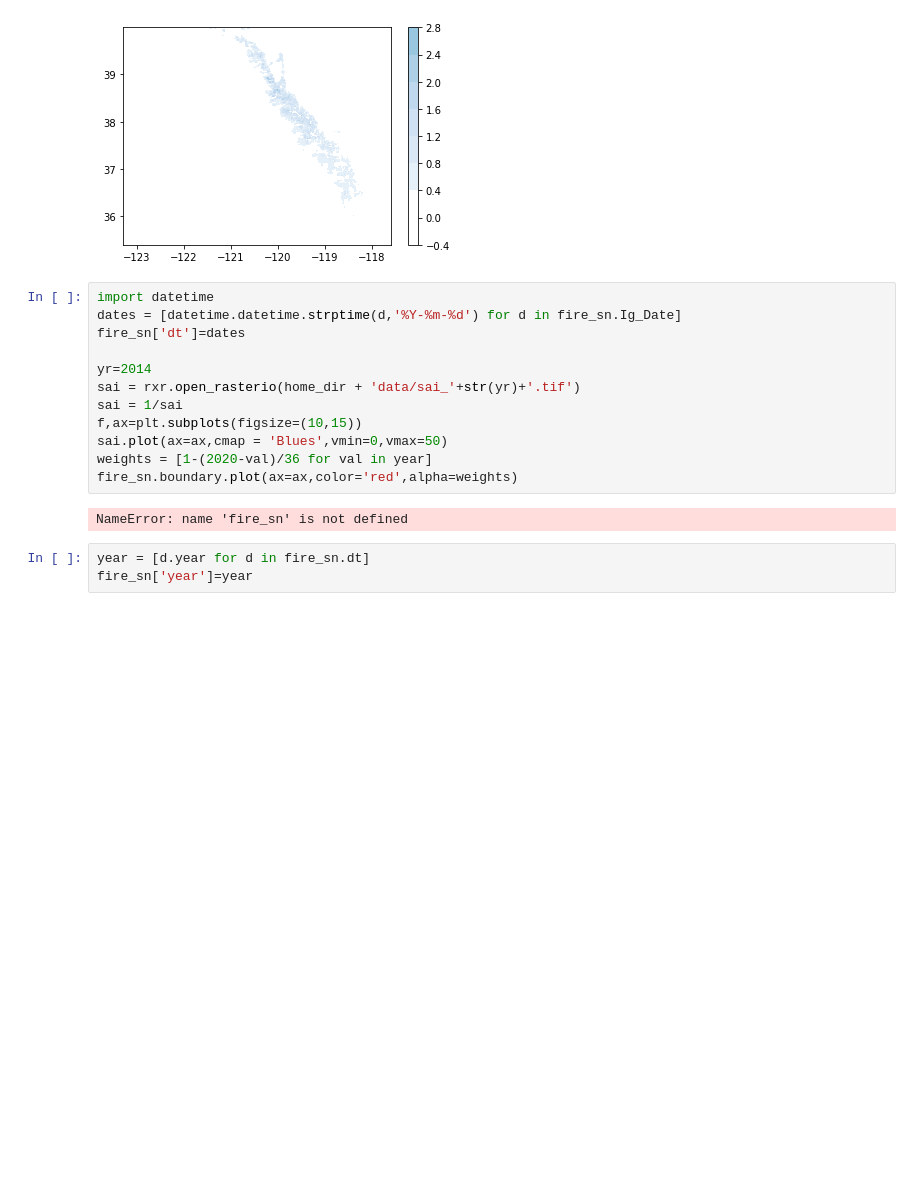
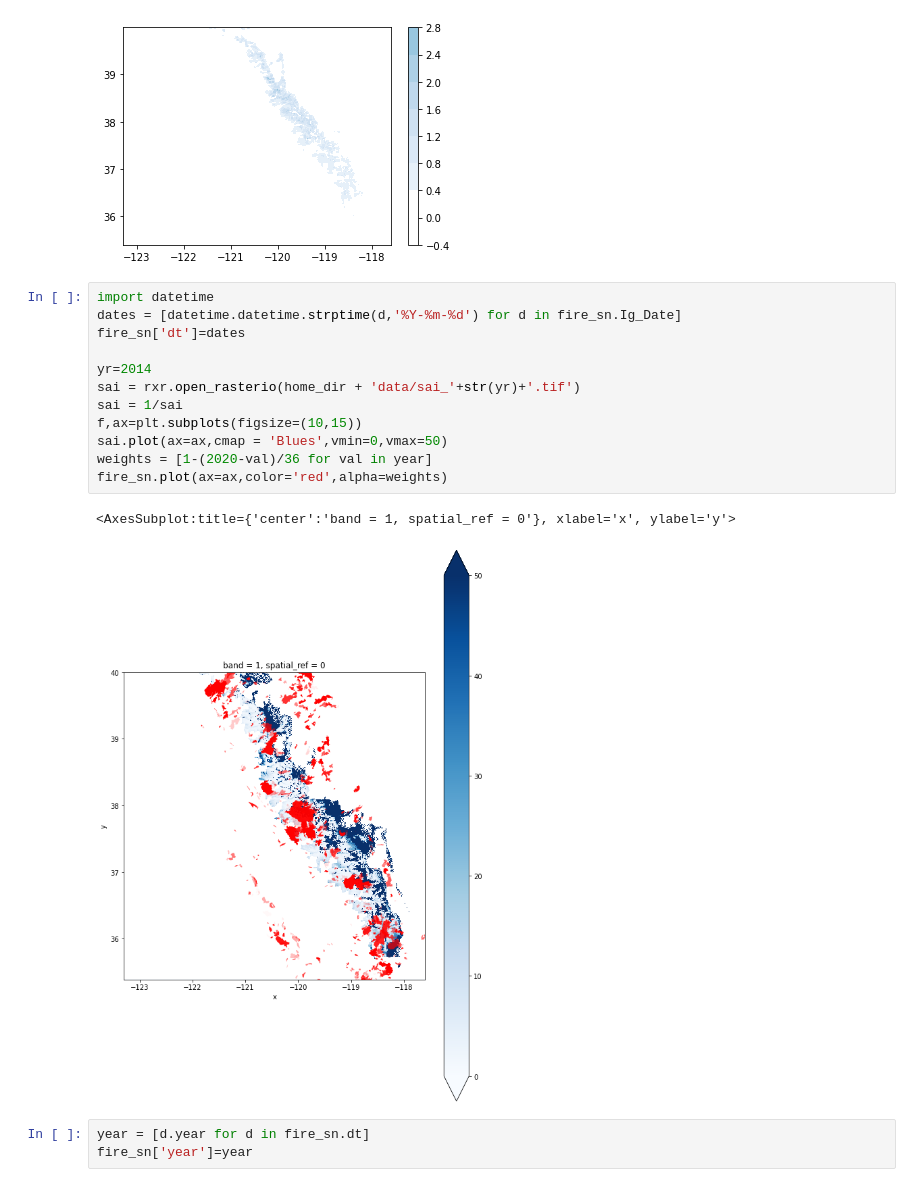
Before and after one commit to mariannecowherd/pe_snow_fires, a Jupyter notebook: scripts/pe_modis.ipynb, the cells around one changed output. Saved outputs shown, nothing was run; the diff lists cells and outputs as text; blank space fills up the shorter version.

```diff
--- a/scripts/pe_modis.ipynb
+++ b/scripts/pe_modis.ipynb
@@ -208,17 +208,18 @@ for yr in range(1985,2016):
 # %%
 import datetime
 dates = [datetime.datetime.strptime(d,'%Y-%m-%d') for d in fire_sn.Ig_Date]
 fire_sn['dt']=dates
 
 yr=2014
 sai = rxr.open_rasterio(home_dir + 'data/sai_'+str(yr)+'.tif')
 sai = 1/sai
 f,ax=plt.subplots(figsize=(10,15))
 sai.plot(ax=ax,cmap = 'Blues',vmin=0,vmax=50)
 weights = [1-(2020-val)/36 for val in year]
-fire_sn.boundary.plot(ax=ax,color='red',alpha=weights)
+fire_sn.plot(ax=ax,color='red',alpha=weights)
 # %% [output]
-NameError: name 'fire_sn' is not defined
+<AxesSubplot:title={'center':'band = 1, spatial_ref = 0'}, xlabel='x', ylabel='y'>
+[figure, added]
 # %%
 year = [d.year for d in fire_sn.dt]
 fire_sn['year']=year
```
Also changed, not shown: parts of 2 cells of this notebook, 2 other files.
